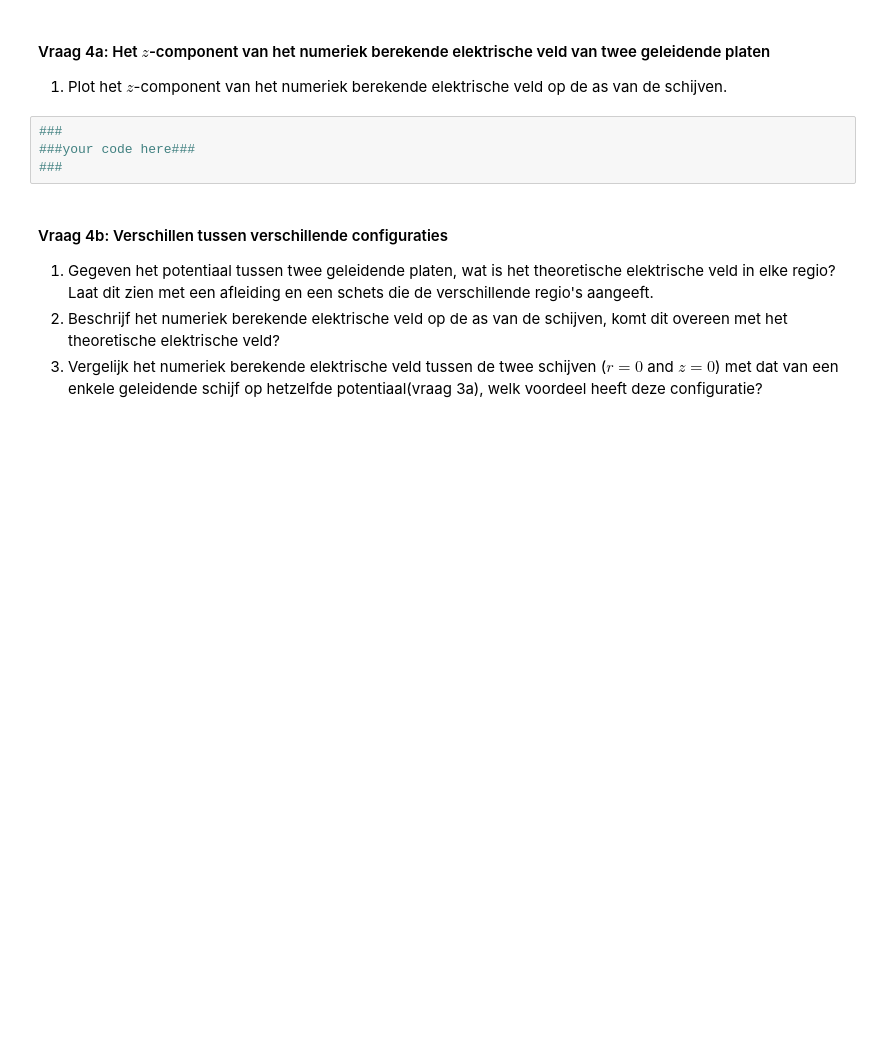
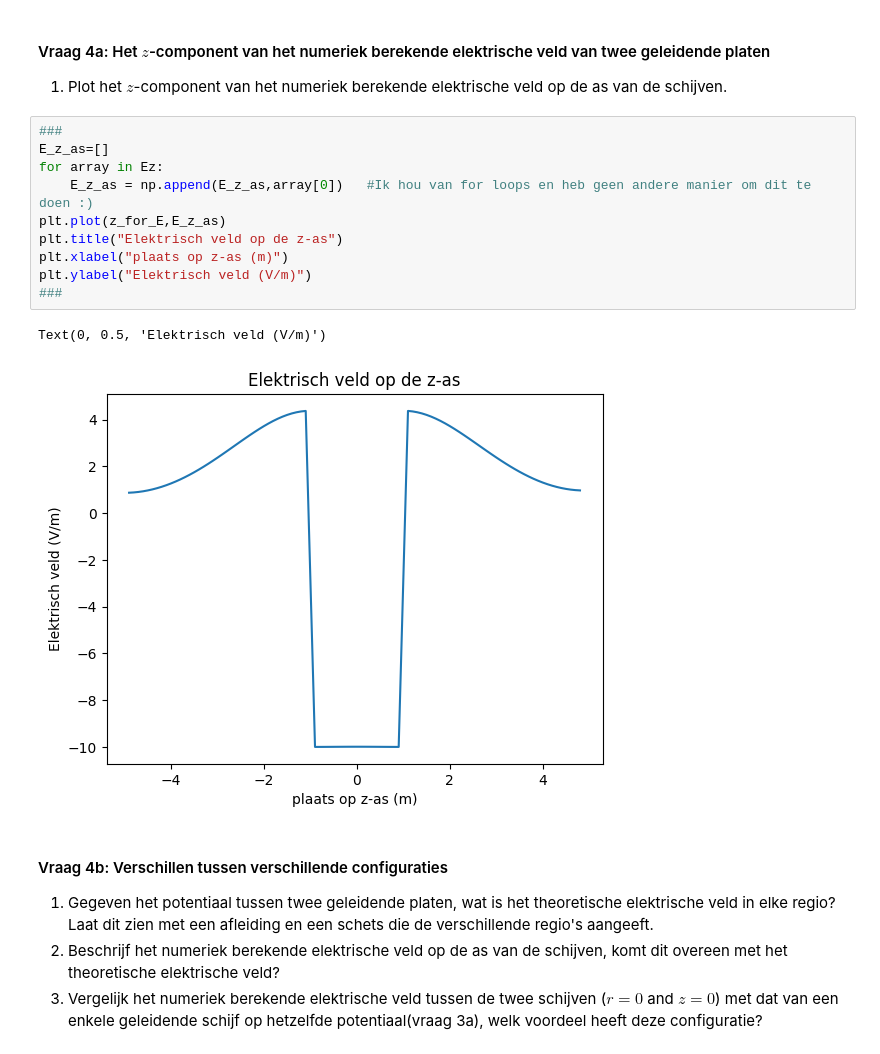
Before and after one commit to Rune-TuDelft/opdrachten-DEF-D, a Jupyter notebook: DigitaleOntwerpopdrachten/1CondensatorOpdracht/CondensatorOntwerpopdracht.ipynb, the cells around one changed output. Cells and saved outputs as stored; diff of their text form; blank space fills up the shorter version.

```diff
--- a/DigitaleOntwerpopdrachten/1CondensatorOpdracht/CondensatorOntwerpopdracht.ipynb
+++ b/DigitaleOntwerpopdrachten/1CondensatorOpdracht/CondensatorOntwerpopdracht.ipynb
@@ -534,8 +535,17 @@ plot_results_disk(Ez, Er, normE, V, r, z, grid_step, disk_radius, z_pos_disk1, z
 1. Plot het $z$-component van het numeriek berekende elektrische veld op de as van de schijven.
 # %%
 ###
-###your code here###
+E_z_as=[]
+for array in Ez:
+    E_z_as = np.append(E_z_as,array[0])   #Ik hou van for loops en heb geen andere manier om dit te doen :)
+plt.plot(z_for_E,E_z_as)
+plt.title("Elektrisch veld op de z-as")
+plt.xlabel("plaats op z-as (m)")
+plt.ylabel("Elektrisch veld (V/m)")
 ###
+# %% [output]
+Text(0, 0.5, 'Elektrisch veld (V/m)')
+[figure, added]
 # %% [markdown]
 #### Vraag 4b: Verschillen tussen verschillende configuraties
 
```
Also changed, not shown: parts of 8 cells of this notebook.
